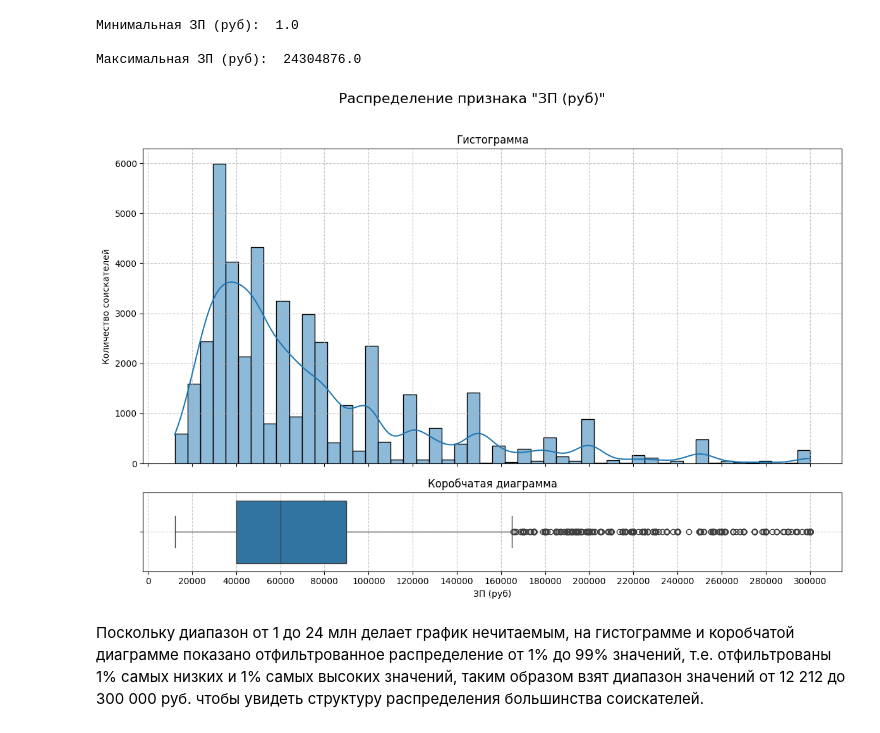
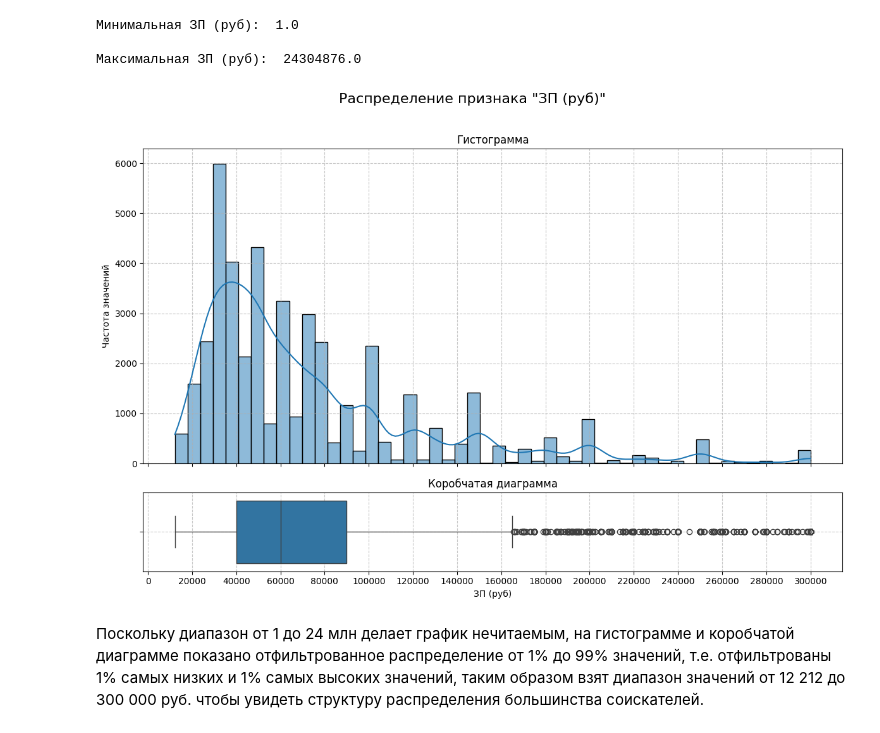
Before and after one commit to orenkant/MIFI, a Jupyter notebook: PYTHON_Сессионное_задание.ipynb, the cells around one changed output. Saved outputs shown, nothing was run; the diff lists cells and outputs as text; code cells hidden in the pictures.

```diff
--- a/PYTHON_Сессионное_задание.ipynb
+++ b/PYTHON_Сессионное_задание.ipynb
@@ -696,35 +696,35 @@ sns.histplot(
         kde=True,
         bins=50,
         ax=ax_hist
     )
 
 ax_hist.set_title('Гистограмма')
 ax_hist.set_xlabel('')
-ax_hist.set_ylabel('Количество соискателей')
+ax_hist.set_ylabel('Частота значений')
 ax_hist.grid(True, linestyle='--', alpha=0.7)
 
 sns.boxplot(
         data=graph_df2,
         x='ЗП (руб)',
         ax=ax_box
     )
 ax_box.set_title('Коробчатая диаграмма')
 ax_box.set_xlabel('ЗП (руб)')
 ax_box.set_ylabel('')
 ax_box.grid(True, linestyle='--', alpha=0.7, which='both')
 
 start_tick = 0
 end_tick = q99
 x_ticks = np.arange(start_tick, end_tick + 20000, 20000)
 
 ax_box.set_xticks(x_ticks)
 
 plt.suptitle('Распределение признака "ЗП (руб)"', fontsize=16, y=1.02)
 plt.tight_layout()
 
 plt.show()
 # %% [output]
-[figure, old version]
+[figure, new version]
 # %% [markdown]
 Поскольку диапазон от 1 до 24 млн делает график нечитаемым, на гистограмме и коробчатой диаграмме показано отфильтрованное распределение от 1% до 99% значений, т.е. отфильтрованы 1% самых низких и 1% самых высоких значений, таким образом взят диапазон значений от 12 212 до 300 000 руб. чтобы увидеть структуру распределения большинства соискателей.
 # %% [markdown]
```
Also changed, not shown: parts of 2 cells of this notebook.
